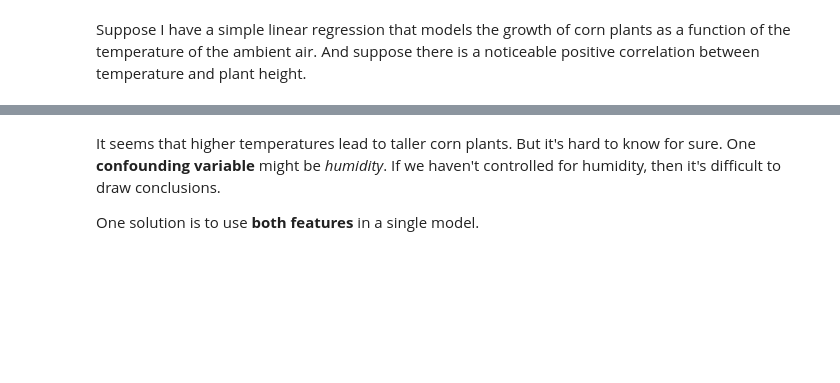
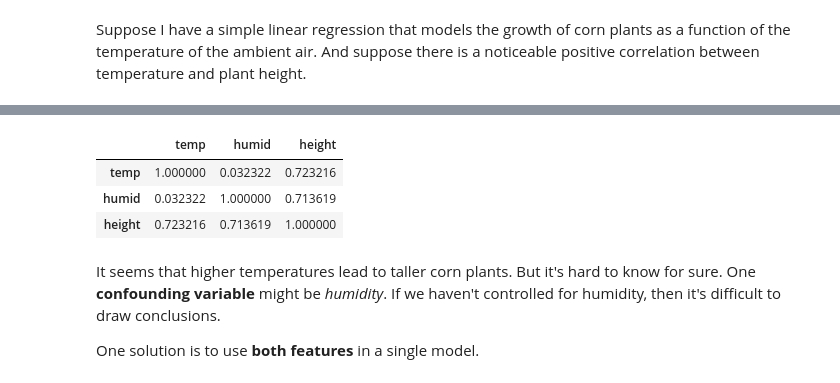
Before and after one commit to schoe4208/NATL-DS-021924, a Jupyter notebook: Phase3/multiple_linear_regression.ipynb, the cells around one changed output, grey strips where cells are left out. Cells and saved outputs as stored; diff of their text form; code cells hidden in the pictures; blank space fills up the shorter version.

```diff
--- a/Phase3/multiple_linear_regression.ipynb
+++ b/Phase3/multiple_linear_regression.ipynb
@@ -68,3 +126,10 @@ corn.head()
+# %%
+corn.corr()
+# %% [output]
+|  | temp | humid | height |
+| temp | 1.000000 | 0.032322 | 0.723216 |
+| humid | 0.032322 | 1.000000 | 0.713619 |
+| height | 0.723216 | 0.713619 | 1.000000 |
 # %% [markdown]
 It seems that higher temperatures lead to taller corn plants. But it's hard to know for sure. One **confounding variable** might be *humidity*. If we haven't controlled for humidity, then it's difficult to draw conclusions.
 
```
Also changed, not shown: parts of 26 cells of this notebook.
